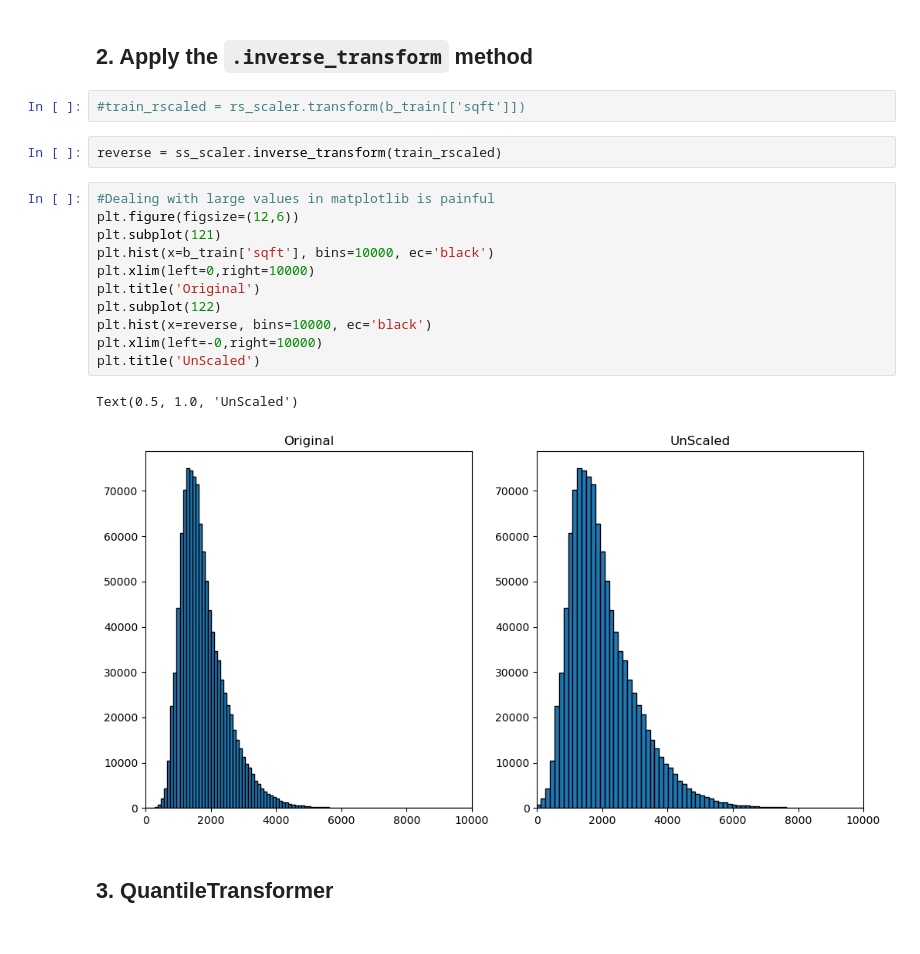
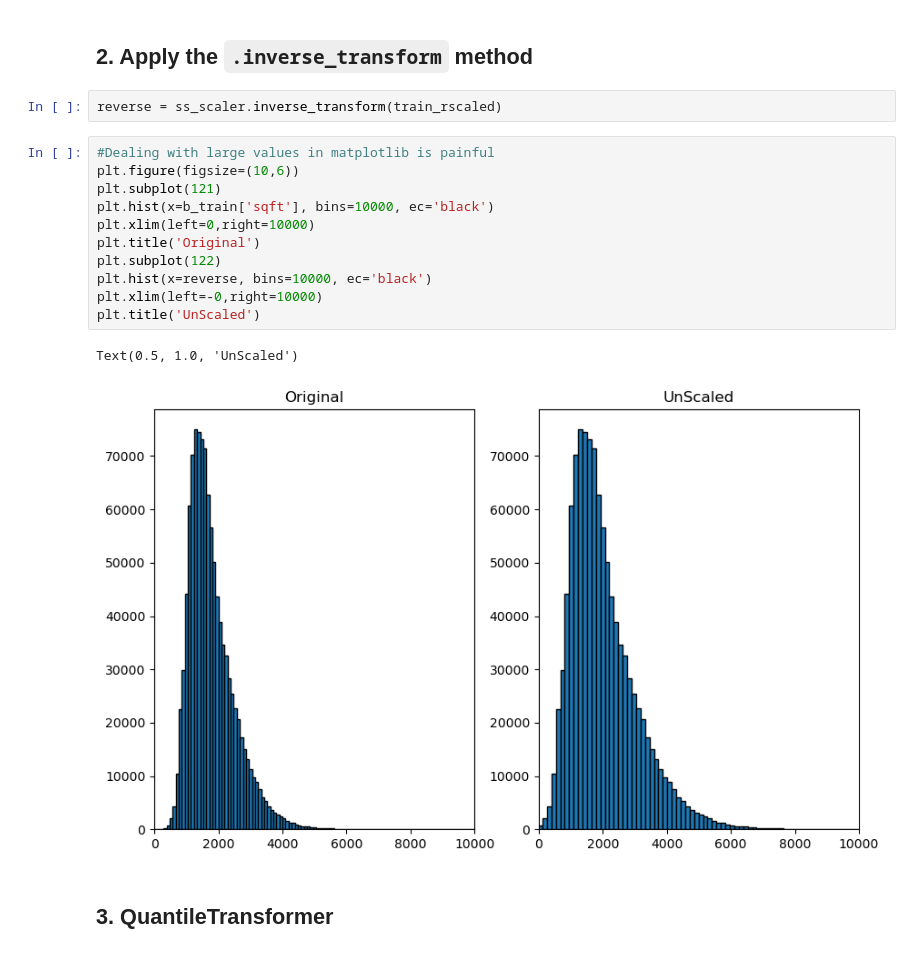
Before and after one commit to JoshuaHolt-Tech/regression-exercises, a Jupyter notebook: scaling.ipynb, the cells around one changed output. Cells and saved outputs as stored; diff of their text form.

```diff
--- a/scaling.ipynb
+++ b/scaling.ipynb
@@ -184,24 +211,22 @@ b_train.describe().T
 | fips | 1078679.0 | 6048.591556 | 20.601259 | 6037.00 | 6037.000 | 6037.00 | 6059.000 | 6111.00 |
 # %% [markdown]
 ## 2. Apply the `.inverse_transform` method
-# %%
-#train_rscaled = rs_scaler.transform(b_train[['sqft']])
 # %%
 reverse = ss_scaler.inverse_transform(train_rscaled)
 # %%
 #Dealing with large values in matplotlib is painful
-plt.figure(figsize=(12,6))
+plt.figure(figsize=(10,6))
 plt.subplot(121)
 plt.hist(x=b_train['sqft'], bins=10000, ec='black')
 plt.xlim(left=0,right=10000)
 plt.title('Original')
 plt.subplot(122)
 plt.hist(x=reverse, bins=10000, ec='black')
 plt.xlim(left=-0,right=10000)
 plt.title('UnScaled')
 # %% [output]
 Text(0.5, 1.0, 'UnScaled')
-[figure, old version]
+[figure, new version]
 # %% [markdown]
 ## 3. QuantileTransformer
 # %%
```
Also changed, not shown: parts of 29 cells of this notebook, 4 other files.
